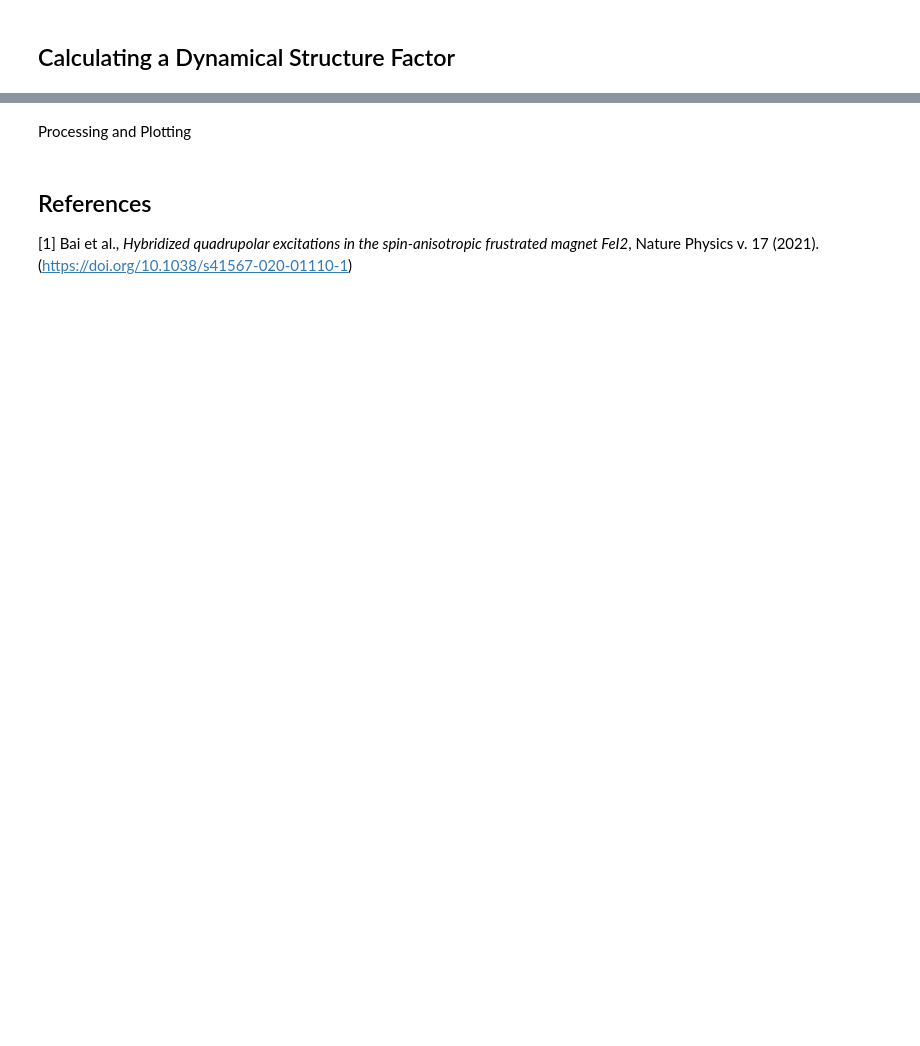
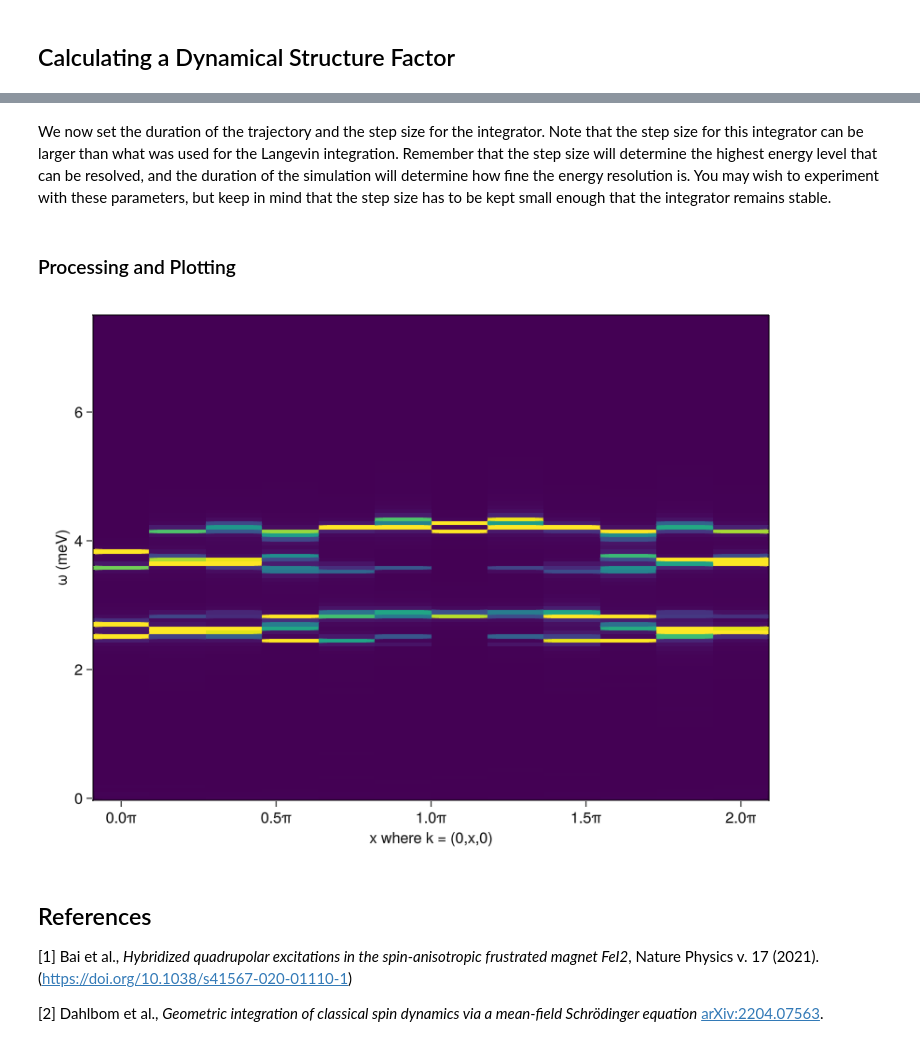
Before and after one commit to mourigal/SunnyTutorials, a Jupyter notebook: tutorials/FeI2_tutorial.ipynb, the cells around one changed output, grey strips where cells are left out. Saved outputs shown, nothing was run; the diff lists cells and outputs as text; code cells hidden in the pictures; blank space fills up the shorter version.

Commit message:
minor refinements and additional text on dynamics

```diff
--- a/tutorials/FeI2_tutorial.ipynb
+++ b/tutorials/FeI2_tutorial.ipynb
@@ -187,7 +190,7 @@ exchange_interactions = [
 In addition to the exchange interactions specified above, the model includes a strong single-ion anisotropy term: $D\left(\hat{S}^z\right)^2$. In SU(_N_) mode, Sunny allows the user to specify the anisotropy directly in this form, as it would appear in the quantum Hamiltonian. We will be using generalized SU(3) spins, and we can generate the appropriate spin operators (the spin 1 representation of SU(2)) by calling Sunny's `gen_spin_ops` functions.
 # %%
 N = 3
-S = Sunny.gen_spin_ops(3); # Returns a length 3 vector containing Sˣ, Sʸ and Sᶻ.
+Sˣ, Sʸ, Sᶻ = Sunny.gen_spin_ops(3); # Returns a length 3 vector containing Sˣ, Sʸ and Sᶻ.
 # %% [markdown]
 We can then specify our anisotropy matrix.
 # %%
@@ -228,7 +249,7 @@ site_infos = [SiteInfo(1; N=3)];
 # %% [markdown]
 After specifying lattice dimensions and assembling our interactions into a single list, we can build our model.
 # %%
-dims = (16, 16, 4)
+dims = (12, 12, 4)
 interactions = [exchange_interactions; aniso]
 
 sys = SpinSystem(FeI2_cryst, interactions, dims, site_infos)
@@ -320,19 +364,0 @@ The basic procedure consists of the following. Initial conditions are created by
-# %%
-using StaticArrays
-using FFTW
-
-function symmetric_dssf(dipoles)
-      sx = map(s -> s[1], dipoles)
-      sy = map(s -> s[2], dipoles)
-      sz = map(s -> s[3], dipoles)
-
-      Sx = fft(sx)
-      Sy = fft(sy)
-      Sz = fft(sz)
-
-      Sxx = real.(Sx .* conj(Sx))
-      Syy = real.(Sy .* conj(Sy))
-      Szz = real.(Sz .* conj(Sz))
-
-      Sxx .+ Syy .+ Szz
-end;
@@ -363,12 +403,31 @@ end
+# %% [markdown]
+We now set the duration of the trajectory and the step size for the integrator. Note that the step size for this integrator can be larger than what was used for the Langevin integration. Remember that the step size will determine the highest energy level that can be resolved, and the duration of the simulation will determine how fine the energy resolution is. You may wish to experiment with these parameters, but keep in mind that the step size has to be kept small enough that the integrator remains stable.
+# %%
+dur_trajectory = 100.0
+Δt = 0.05
+kT = 0.001
+
+𝒮 = calculate_dssf(langevin_sampler, kT, Δt, dur_trajectory; num_samples=20);
 # %% [markdown]
-Processing and Plotting
+### Processing and Plotting
 # %%
+nsteps = size(𝒮)[end]
 ω_max = 2π/Δt
 Δω = ω_max/nsteps
 ωs = collect(0:nsteps-1) .* Δω
-ks = collect(0:7) .* (2π/8)
+ks = collect(0:dims[2]-1) .* (2π/(dims[2]-1))
 
-heatmap(ks, ωs[1:200], S_sym[1,:,1,1:200], colorrange = (0, 9e6))
+fig = Figure()
+axis = Axis(fig[1,1], xlabel="x where k = (0,x,0)", ylabel="ω (meV)", xticks=MultiplesTicks(5, pi, "π"))
+
+heatmap!(axis, ks, ωs[1:120], 𝒮[1,:,1,1:120];
+        colorrange = (0, 3e-7))
+
+fig
+# %% [output]
+[figure, added]
 # %% [markdown]
 ## References
-[1] Bai et al., _Hybridized quadrupolar excitations in the spin-anisotropic frustrated magnet FeI2_, Nature Physics v. 17 (2021). (https://doi.org/10.1038/s41567-020-01110-1)
+\[1\] Bai et al., _Hybridized quadrupolar excitations in the spin-anisotropic frustrated magnet FeI2_, Nature Physics v. 17 (2021). (https://doi.org/10.1038/s41567-020-01110-1)
+
+\[2\] Dahlbom et al., _Geometric integration of classical spin dynamics via a mean-field Schrödinger equation_ [arXiv:2204.07563](https://arxiv.org/abs/2204.07563).
```
Also changed, not shown: parts of 21 cells of this notebook.
